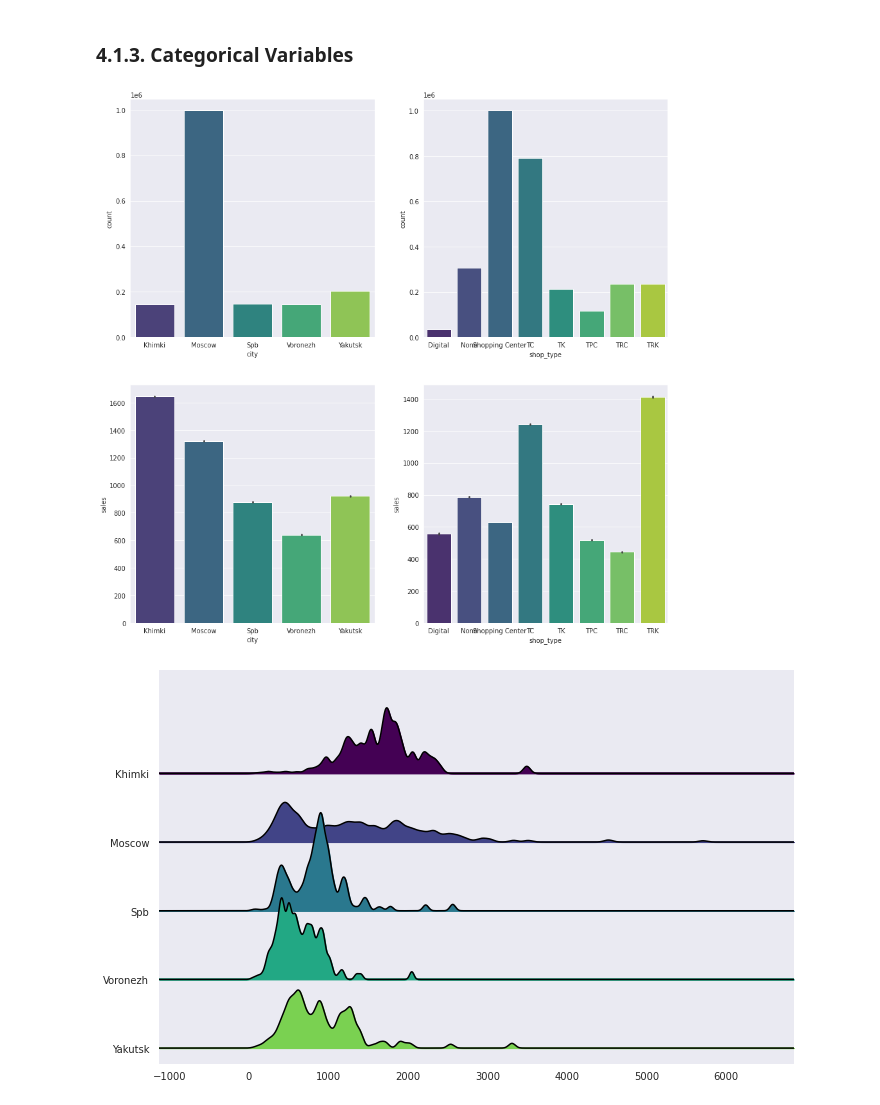
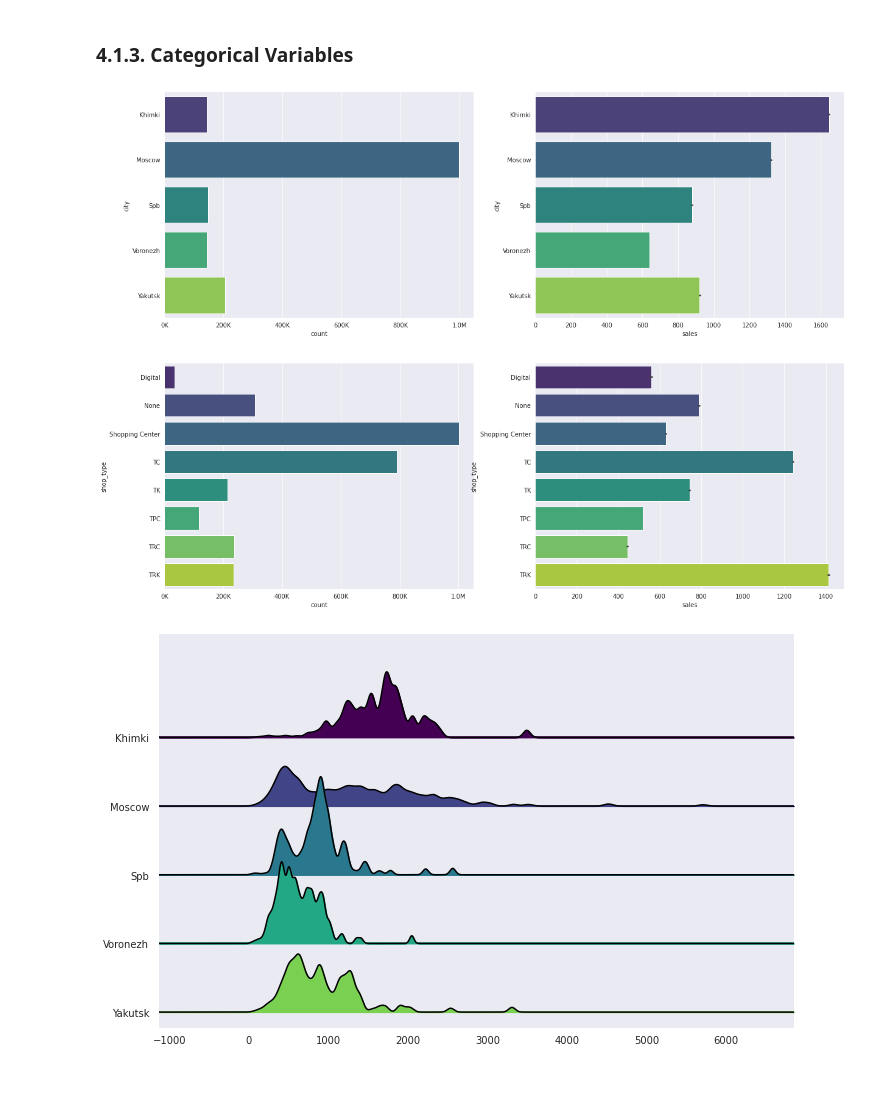
Before and after one commit to Matheus-Homem/Matheus-Homem, a Jupyter notebook: notebook/Future_Sales_Prediction.ipynb, the cells around one changed output. Cells and saved outputs as stored; diff of their text form; code cells hidden in the pictures.

```diff
--- a/notebook/Future_Sales_Prediction.ipynb
+++ b/notebook/Future_Sales_Prediction.ipynb
@@ -328,10 +309,9 @@ df2['year_week'] = df2['date'].dt.strftime('%Y-%W')
 df2['week_tl'] = df2['date'].sub(df2['date'].min()).dt.days // 7 + 1
 
 # Creating the response variable 'sales' which represents the weekly sale of each store
-df2['sales'] = df2['item_price'] * df2['item_cnt_day']
-week_sales_df = df2[['week_tl','shop_name','sales']].groupby(['shop_name','week_tl']).sum().reset_index()
+week_sales_df = df2[['week_tl','shop_name','item_cnt_day']].groupby(['shop_name','week_tl']).sum().reset_index()
 week_sales_df['dict'] = week_sales_df['shop_name'] + week_sales_df['week_tl'].astype(str)
 df2['dict'] = df2['shop_name'] + df2['week_tl'].astype(str)
-sales_dict = dict(zip(week_sales_df['dict'], week_sales_df['sales']))
+sales_dict = dict(zip(week_sales_df['dict'], week_sales_df['item_cnt_day']))
 df2['sales'] = df2['dict'].map(sales_dict)
 df2.drop('dict',axis=1,inplace=True)
@@ -340,17 +318,3 @@ df2.drop('dict',axis=1,inplace=True)
-# %%
-# Processing holidays dataframe and
-holidays['month'] = holidays['Date'].apply(lambda x: x.split(' ')[0])
-holidays['day'] = holidays['Date'].apply(lambda x: x.split(' ')[1]).astype(int)
-month_dict = dict(zip(holidays['month'].unique().tolist(), ['1','2','3','5','6','11','12']))
-holidays['key'] = holidays['day'].astype(str) + '_' + holidays['month'].map(month_dict)
-
-# Creating a list with all National Holidays
-national_key = holidays[holidays['Type'] == 'National Holiday']['key'].tolist()
-
-# Creating a holiday feature in the main dataframe
-df2['date_key'] = df2['day'].astype(str) + '_' + df2['month'].astype(str)
-df2['national_holiday'] = df2['date_key'].apply(lambda x: 1 if x in national_key else 0)
-df2.drop('date_key', axis=1, inplace=True)
 # %%
 df2.sample().T
 # %% [output]
@@ -446,39 +411,43 @@ num_attributes.hist(bins=25,figsize=(8,8),color=viridis);
 ### 4.1.3. Categorical Variables
 # %%
 #@title Barplot and countplot for most frequent cities and shop_types
-f, axes = plt.subplots(2,2,figsize=(15,15))
+f, axes = plt.subplots(2,2,figsize=(18,15))
+formatter = FuncFormatter(format_number)
 
 # city
 aux1 = sorted(list(df4['city'].value_counts().index)[:5])
-sns.countplot(df4[df4['city'].isin(aux1)]['city'],
+sns.countplot(y=df4[df4['city'].isin(aux1)]['city'],
               order=aux1,
               palette='viridis',
               ax=axes[0,0])
+axes[0,0].xaxis.set_major_formatter(formatter)
 
 sns.barplot(data=df4[df4['city'].isin(aux1)],
-            x='city',
-            y='sales',
+            y='city',
+            x='sales',
             palette='viridis',
             order=aux1,
-            ax=axes[1,0])
+            ax=axes[0,1])
 
 # shop_type
 aux2 = sorted(list(df4['shop_type'].unique()))
-sns.countplot(df4['shop_type'],
+sns.countplot(y=df4['shop_type'],
               order=aux2,
               palette='viridis',
-              ax=axes[0,1])
+              ax=axes[1,0])
+axes[1,0].xaxis.set_major_formatter(formatter)
 
 sns.barplot(data=df4,
-            x='shop_type',
-            y='sales',
+            y='shop_type',
+            x='sales',
             palette='viridis',
             order=aux2,
             ax=axes[1,1])
 
+f.tight_layout()
 plt.show()
 # %% [output]
-[figure, old version]
+[figure, new version]
 # %%
 #@title Ridgeline Plot of Sales in different cities
 joyplot(
```
Also changed, not shown: parts of 15 cells of this notebook.
